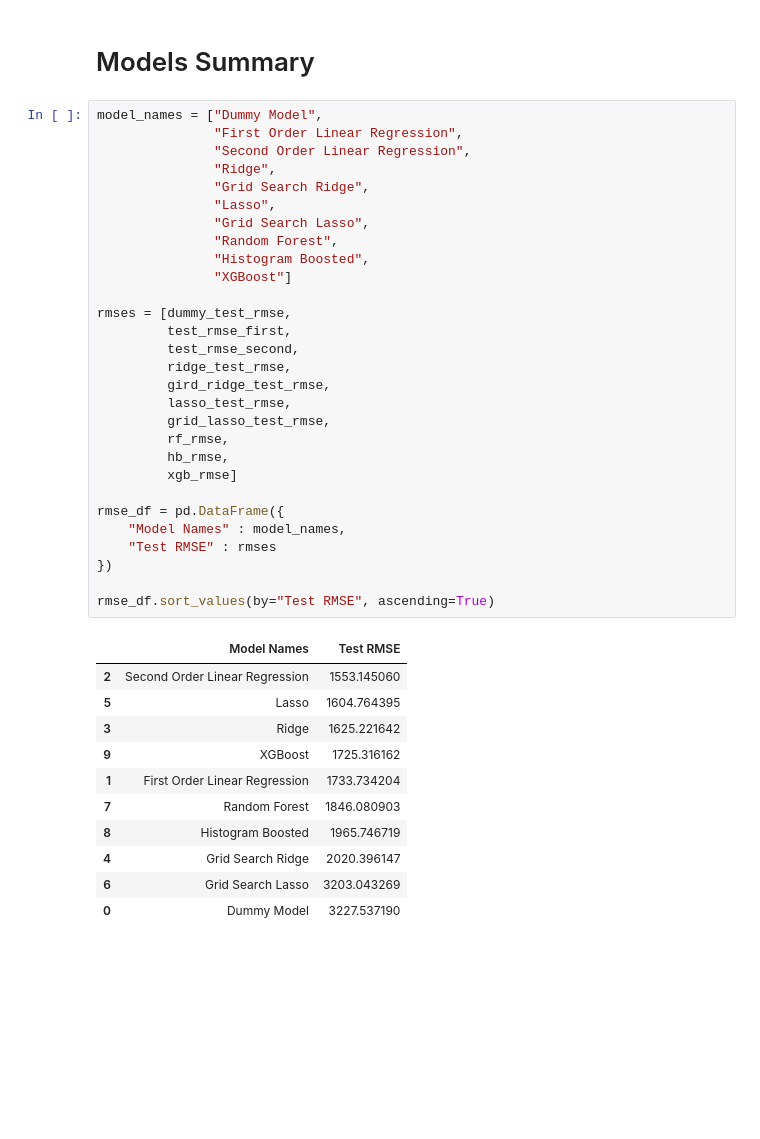
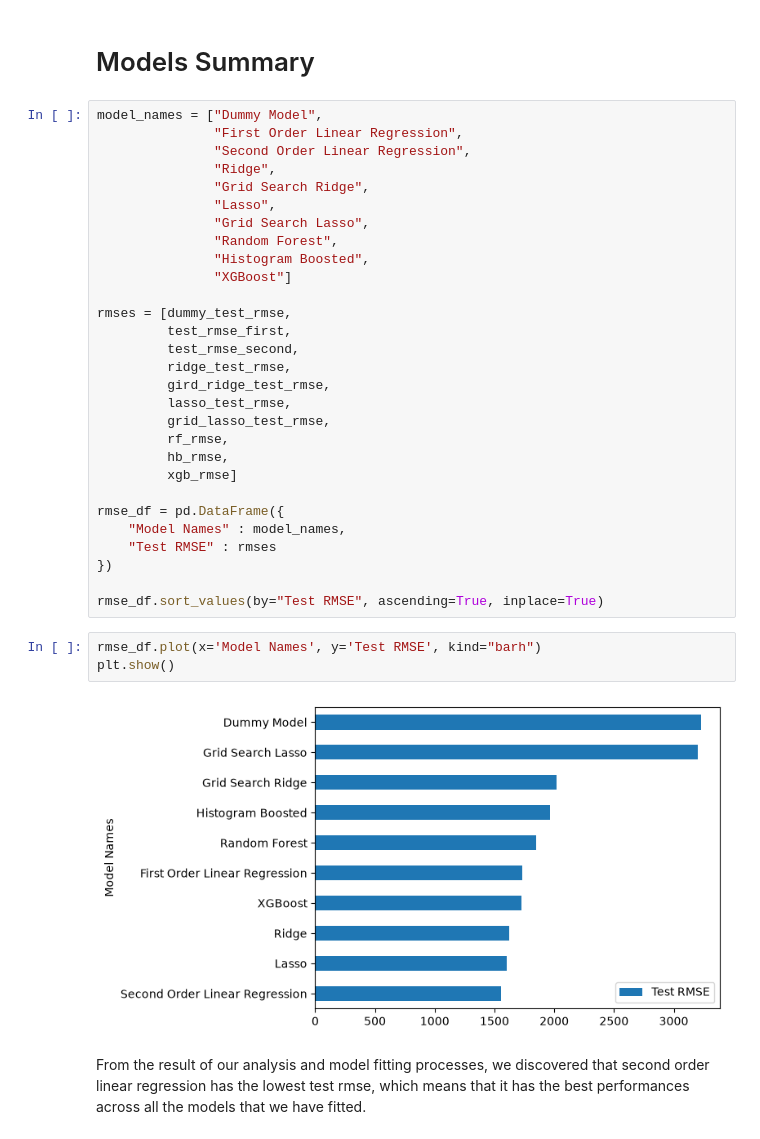
Before and after one commit to samuel54illinois/NYC_TLC_Trip_Record_Analysis, a Jupyter notebook: notebook_analysis/3_weather_data_analysis.ipynb, the cells around one changed output. Drawn from its saved outputs; the diff is of its cells as text; blank space fills up the shorter version.

Commit message:
conclusion drawn for the model notebook

```diff
--- a/notebook_analysis/3_weather_data_analysis.ipynb
+++ b/notebook_analysis/3_weather_data_analysis.ipynb
@@ -1054,16 +1054,11 @@ rmse_df = pd.DataFrame({
     "Test RMSE" : rmses
 })
 
-rmse_df.sort_values(by="Test RMSE", ascending=True)
+rmse_df.sort_values(by="Test RMSE", ascending=True, inplace=True)
-# %% [output]
-|  | Model Names | Test RMSE |
-| 2 | Second Order Linear Regression | 1553.145060 |
-| 5 | Lasso | 1604.764395 |
-| 3 | Ridge | 1625.221642 |
-| 9 | XGBoost | 1725.316162 |
-| 1 | First Order Linear Regression | 1733.734204 |
-| 7 | Random Forest | 1846.080903 |
-| 8 | Histogram Boosted | 1965.746719 |
-| 4 | Grid Search Ridge | 2020.396147 |
-| 6 | Grid Search Lasso | 3203.043269 |
-| 0 | Dummy Model | 3227.537190 |
+# %%
+rmse_df.plot(x='Model Names', y='Test RMSE', kind="barh")
+plt.show()
+# %% [output]
+[figure, added]
+# %% [markdown]
+From the result of our analysis and model fitting processes, we discovered that second order linear regression has the lowest test rmse, which means that it has the best performances across all the models that we have fitted.
```
